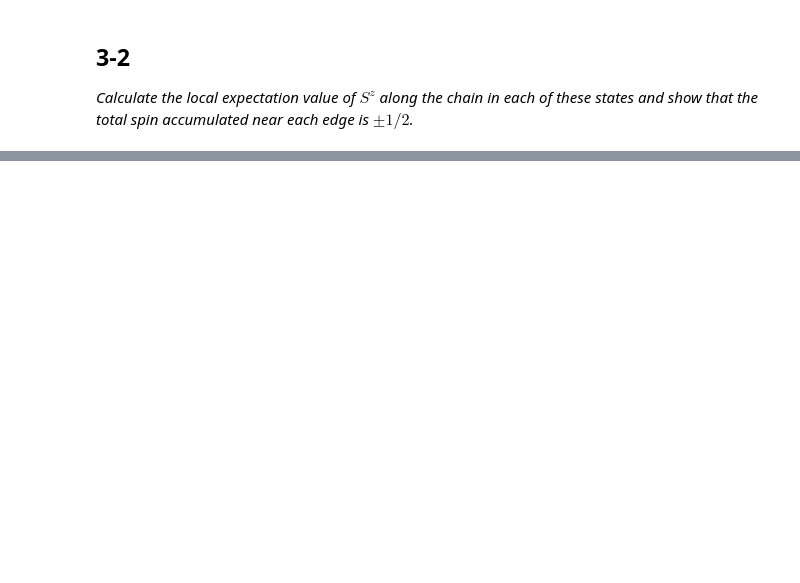
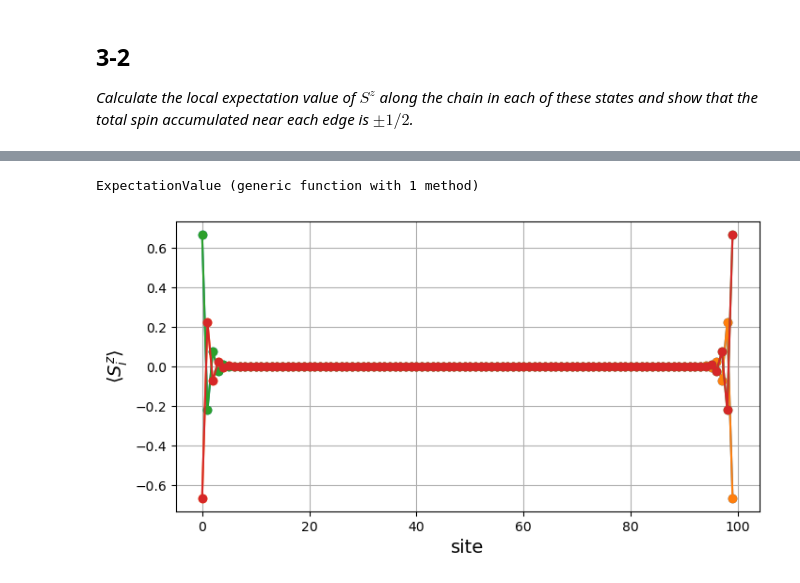
Before and after one commit to NOAMOPH/Computational-Methods-for-Many-Body-Physics, a Jupyter notebook: ProblemSets/PS02.ipynb, the cells around one changed output, grey strips where cells are left out. Drawn from its saved outputs; the diff is of its cells as text; code cells hidden in the pictures; blank space fills up the shorter version.

```diff
--- a/ProblemSets/PS02.ipynb
+++ b/ProblemSets/PS02.ipynb
@@ -873,0 +1010,7 @@ $$
+# %%
+L = 100
+aklt_state = []
+append!(aklt_state, [MPSrep(NormalizePsi(AKLT_MPS(L,1,1)))])
+append!(aklt_state, [MPSrep(NormalizePsi(AKLT_MPS(L,2,1)))])
+append!(aklt_state, [MPSrep(NormalizePsi(AKLT_MPS(L,1,2)))])
+append!(aklt_state, [MPSrep(NormalizePsi(AKLT_MPS(L,2,2)))]);
@@ -898,0 +1080,59 @@ size(psi.state[k]) = (2, 2, 1)
+# %%
+function ExpectationValue(psi_mps::MPSrep, Op)
+    """
+    ExpectationValue(psi_mps::MPSrep, Op)
+
+    Calculate the expectation values of an operator (Op) for each site in a Matrix Product State (MPS).
+
+    # Arguments
+    - `psi_mps`: An object representing the MPS.
+    - `Op`: The operator for which to calculate the expectation values.
+
+    # Returns
+    An array of expectation values for each site.
+
+    """
+    L = length(psi_mps.state)
+    ExpVals = zeros(L)
+
+    for i in 1:L
+        # Orthogonalize the MPS up to site i
+        OrthogonalizePsi!(psi_mps, i)
+
+        # Extract the matrix Ai from the MPS representation at site i
+        Ai = psi_mps.state[i]
+        M0 = size(Ai)[1]
+        M1 = size(Ai)[3]
+
+        # Initialize the tensor representing Ai * Op
+        Ai_Sop = zeros(M0, 3, M1)
+
+        # Contract Ai with Op to obtain Ai_Sop tensor
+        @tensor Ai_Sop[l0, sp, l1] = Ai[l0, s, l1] * Op[s, sp]
+
+        # Calculate the expectation value
+        @tensor Val = Ai_Sop[l0, sp, l1] * Ai[l0, sp, l1]
+        ExpVals[i] = Val
+    end
+
+    return ExpVals
+end
+# %% [output]
+ExpectationValue (generic function with 1 method)
+# %%
+Sz = [1.0 0.0 0.0; 0.0 0.0 0.0; 0.0 0.0 -1.0]
+expval_sz = []
+for state in aklt_state
+    append!(expval_sz,[ExpectationValue(state, Sz)])
+end
+# %%
+fig,ax = subplots(figsize=(8,4))
+
+for expval in expval_sz
+    ax.plot(expval, "-o")
+end
+ax.set_ylabel(L"$\langle S^z_i\rangle$", fontsize=14)
+ax.set_xlabel("site", fontsize=14)
+ax.grid()
+# %% [output]
+[figure, added]
```
Also changed, not shown: parts of 11 cells of this notebook.
